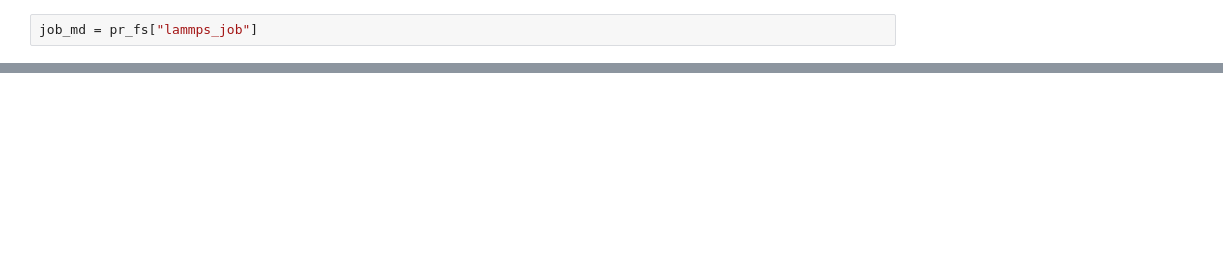
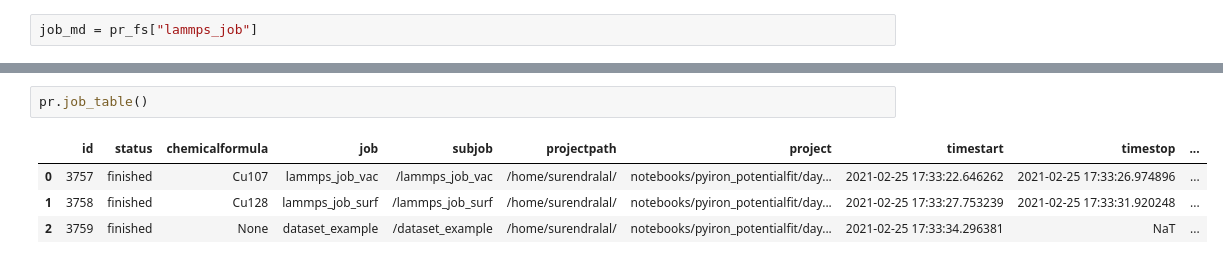
Before and after one commit to pyiron-workshop/potentials-workshop-2021, a Jupyter notebook: day_1/ex_02_creating_structure_databases.ipynb, the cells around one changed output, grey strips where cells are left out. Drawn from its saved outputs; the diff is of its cells as text; blank space fills up the shorter version.

```diff
--- a/day_1/ex_02_creating_structure_databases.ipynb
+++ b/day_1/ex_02_creating_structure_databases.ipynb
@@ -79,0 +133,7 @@ job_tc.to_pandas()
+# %%
+pr.job_table()
+# %% [output]
+|  | id | status | chemicalformula | job | subjob | projectpath | project | timestart | timestop | ... |
+| 0 | 3757 | finished | Cu107 | lammps_job_vac | /lammps_job_vac | /home/surendralal/ | notebooks/pyiron_potentialfit/day... | 2021-02-25 17:33:22.646262 | 2021-02-25 17:33:26.974896 | ... |
+| 1 | 3758 | finished | Cu128 | lammps_job_surf | /lammps_job_surf | /home/surendralal/ | notebooks/pyiron_potentialfit/day... | 2021-02-25 17:33:27.753239 | 2021-02-25 17:33:31.920248 | ... |
+| 2 | 3759 | finished | None | dataset_example | /dataset_example | /home/surendralal/ | notebooks/pyiron_potentialfit/day... | 2021-02-25 17:33:34.296381 | NaT | ... |
```
Also changed, not shown: parts of 13 cells of this notebook.
